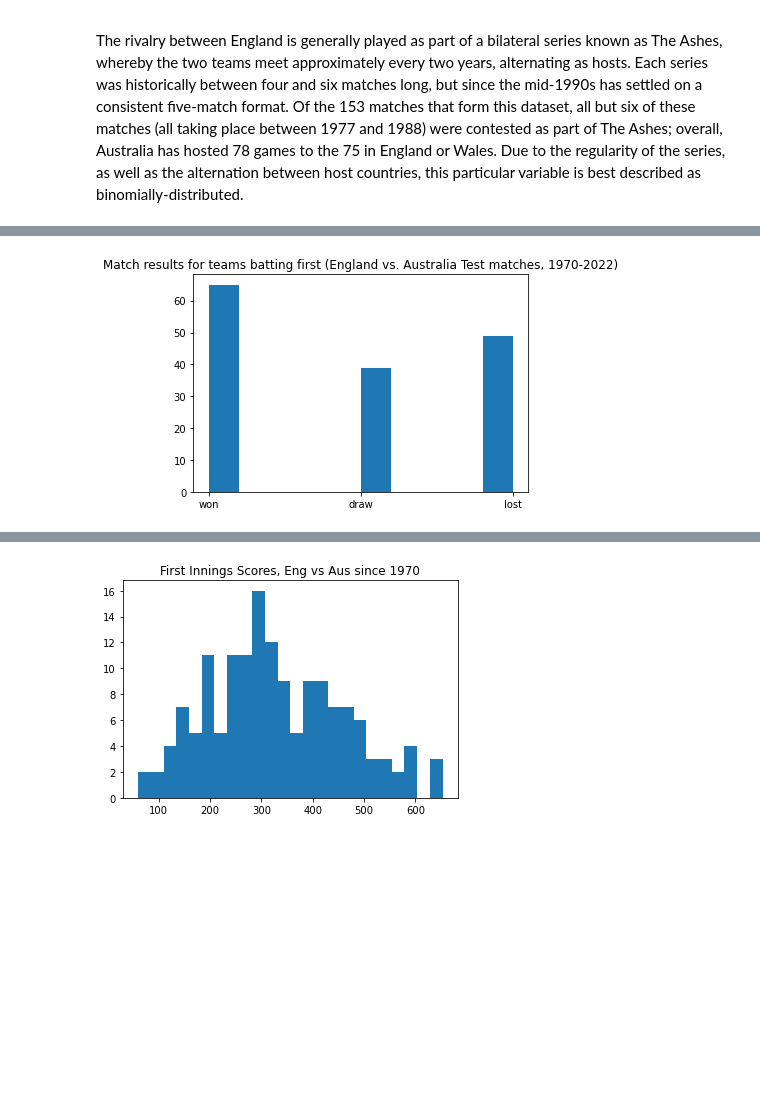
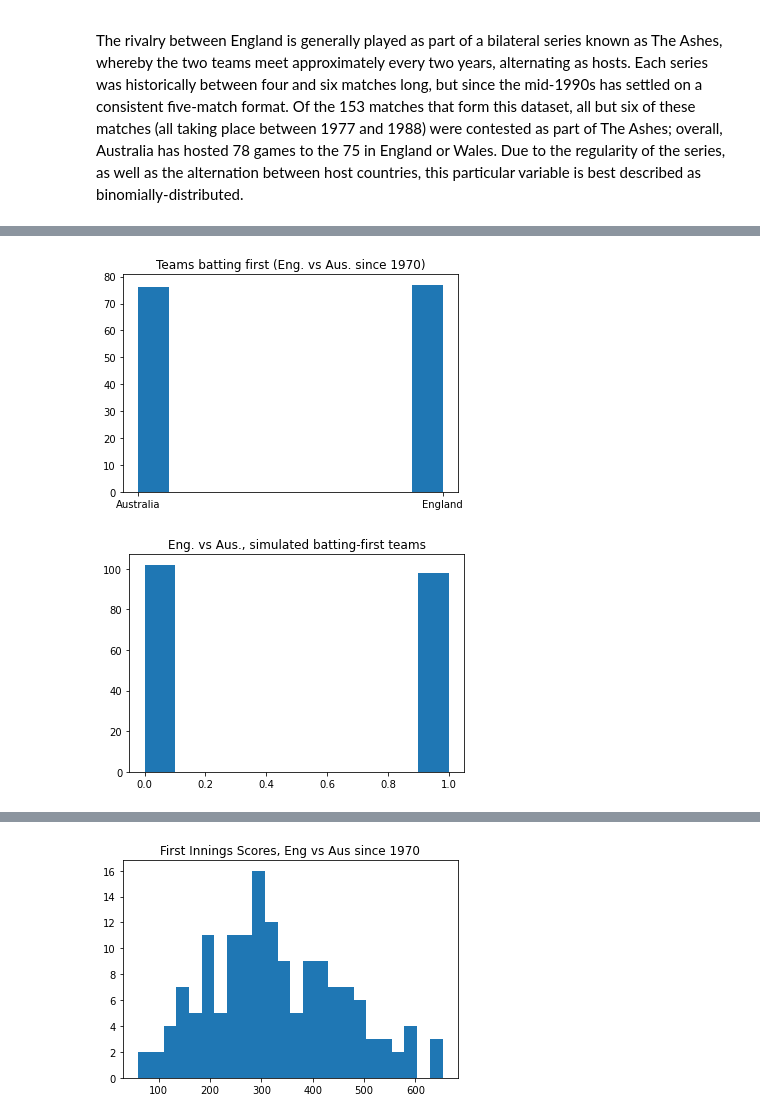
Before and after one commit to kiehozero/atu-progda-assignment, a Jupyter notebook: assignment.ipynb, the cells around one changed output, grey strips where cells are left out. Cells and saved outputs as stored; diff of their text form; code cells hidden in the pictures; blank space fills up the shorter version.

Commit message:
Big re-structure of layout, addition of bat_first sims

```diff
--- a/assignment.ipynb
+++ b/assignment.ipynb
@@ -181,7 +199,22 @@ Indeed, of the data I have extracted for England-Australia matches, the team bat
 # %%
-plt.hist(ash['outcome'])
-plt.title("Match results for teams batting first (England vs. Australia Test matches, 1970-2022)")
+# plotting real match outcomes of dataset for England vs Australia matches since 1970
+
+plt.hist(ash['bat_first'])
+plt.title("Teams batting first (Eng. vs Aus. since 1970)")
 plt.show()
+
+# binomially-distributed generated match outcomes for simulated England vs Australia matches
+
+# re-interating number of tests we wish to simulate
+tests = 200
+# represents the split in teams batting first
+host_choice = 0.5
+sim_host = np.random.binomial(1, host_choice, size=tests)
+
+plt.hist(sim_host)
+plt.title("Eng. vs Aus., simulated batting-first teams")
+plt.show()
 # %% [output]
-[figure, old version]
+[figure, new version]
+[figure, added]
 # %% [markdown]
```
Also changed, not shown: parts of 25 cells of this notebook.
